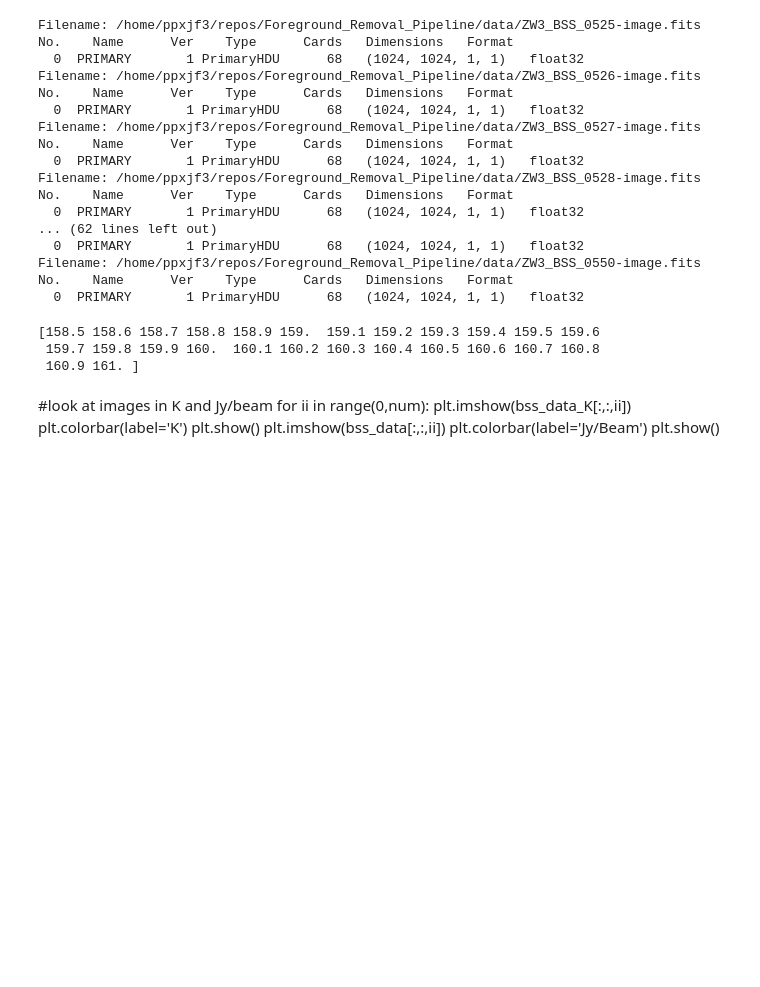
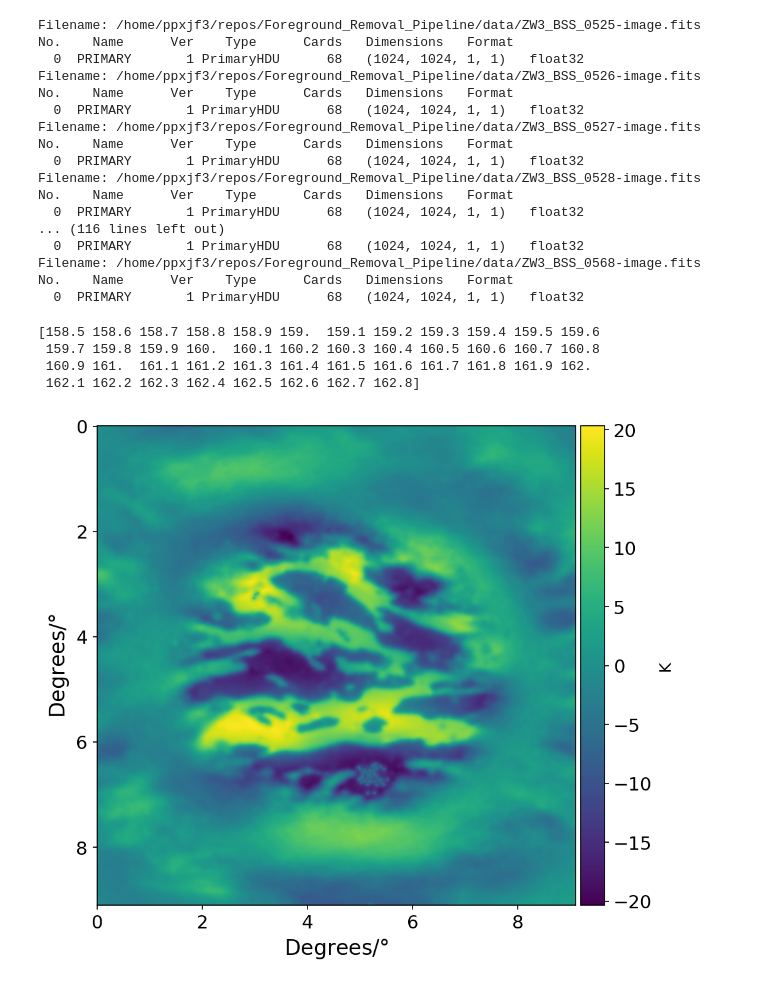
Before and after one commit to jenferon/Foreground_Removal_Pipeline, a Jupyter notebook: Jupyter_notebooks/diffuse_fg_removal.ipynb, the cells around one changed output. Saved outputs shown, nothing was run; the diff lists cells and outputs as text; code cells hidden in the pictures; blank space fills up the shorter version.

```diff
--- a/Jupyter_notebooks/diffuse_fg_removal.ipynb
+++ b/Jupyter_notebooks/diffuse_fg_removal.ipynb
@@ -12,7 +35,7 @@ base = '/home/ppxjf3/repos/Foreground_Removal_Pipeline/'
 # %%
 #open all fits images and make into numpy array
 
-num = 26
+num = 44
 init = 525
 bss_data = np.zeros([1024,1024,num])
 for ii in range(0,num):
@@ -38,14 +61,14 @@ No.    Name      Ver    Type      Cards   Dimensions   Format
 Filename: /home/ppxjf3/repos/Foreground_Removal_Pipeline/data/ZW3_BSS_0528-image.fits
 No.    Name      Ver    Type      Cards   Dimensions   Format
   0  PRIMARY       1 PrimaryHDU      68   (1024, 1024, 1, 1)   float32
-... (62 lines left out)
+... (116 lines left out)
   0  PRIMARY       1 PrimaryHDU      68   (1024, 1024, 1, 1)   float32
-Filename: /home/ppxjf3/repos/Foreground_Removal_Pipeline/data/ZW3_BSS_0550-image.fits
+Filename: /home/ppxjf3/repos/Foreground_Removal_Pipeline/data/ZW3_BSS_0568-image.fits
 No.    Name      Ver    Type      Cards   Dimensions   Format
   0  PRIMARY       1 PrimaryHDU      68   (1024, 1024, 1, 1)   float32
 # %%
 #convert to K from Jy/beam
-nu = np.arange(158.5, 158.5+num*0.1, 0.1)
+nu = np.arange(158.5, 158.5+(num-1)*0.1, 0.1)
 print(nu)
 #beam size
 bmaj = 0.0441365996677112
@@ -55,16 +78,26 @@ bss_data_K = TFromJyBeam(bss_data, bmaj, bmin, nu)
 # %% [output]
 [158.5 158.6 158.7 158.8 158.9 159.  159.1 159.2 159.3 159.4 159.5 159.6
  159.7 159.8 159.9 160.  160.1 160.2 160.3 160.4 160.5 160.6 160.7 160.8
- 160.9 161. ]
+ 160.9 161.  161.1 161.2 161.3 161.4 161.5 161.6 161.7 161.8 161.9 162.
+ 162.1 162.2 162.3 162.4 162.5 162.6 162.7 162.8]
-# %% [markdown]
-#look at images in K and Jy/beam
-for ii in range(0,num):
-    plt.imshow(bss_data_K[:,:,ii])
-    plt.colorbar(label='K')
-    plt.show()
-    plt.imshow(bss_data[:,:,ii])
-    plt.colorbar(label='Jy/Beam')
-    plt.show()
+# %%
+#look at images in K and Jy/beam
+
+mpl.rcParams['figure.dpi'] = 300/scale
+# Set up a figure with four panels, with two rows and columns
+fig, ax = plt.subplots(figsize=(fig_width, fig_height),
+                       nrows=1, ncols=1,)
+pmc = ax.imshow(bss_data_K[:,:,0], extent=[0,9.1,9.1,0.0])
+divider = make_axes_locatable(ax)
+cax = divider.append_axes('right', size='5%', pad=0.05)
+fig.colorbar(pmc, cax=cax, orientation='vertical', label='K')
+ax.set_ylabel(r'$\rm Degrees / \degree$', fontsize=16)
+ax.set_xlabel(r'$\rm Degrees / \degree$', fontsize=16)
+plt.tight_layout()
+plt.savefig(base + 'plots/after_brightsourceremoval.pdf', dpi=330)
+plt.show()
+# %% [output]
+[figure, added]
 # %%
 #cut to central 4 degrees (512 by 512)
 i0 = 512//2
```
Also changed, not shown: parts of 10 cells of this notebook, 2 other files.
